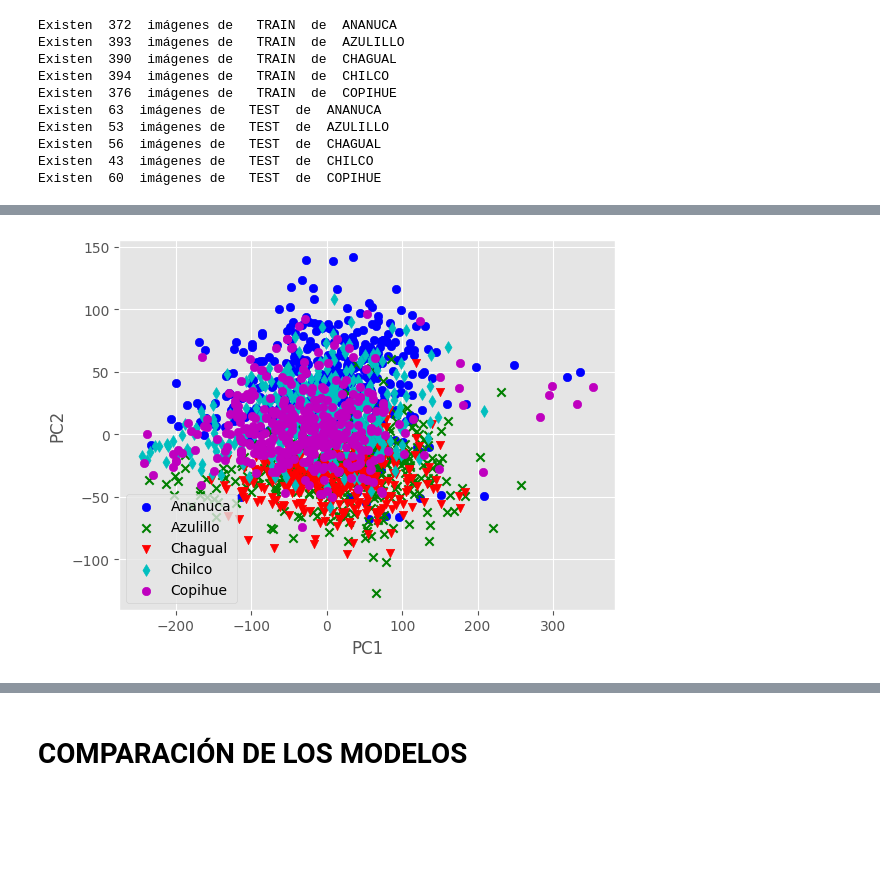
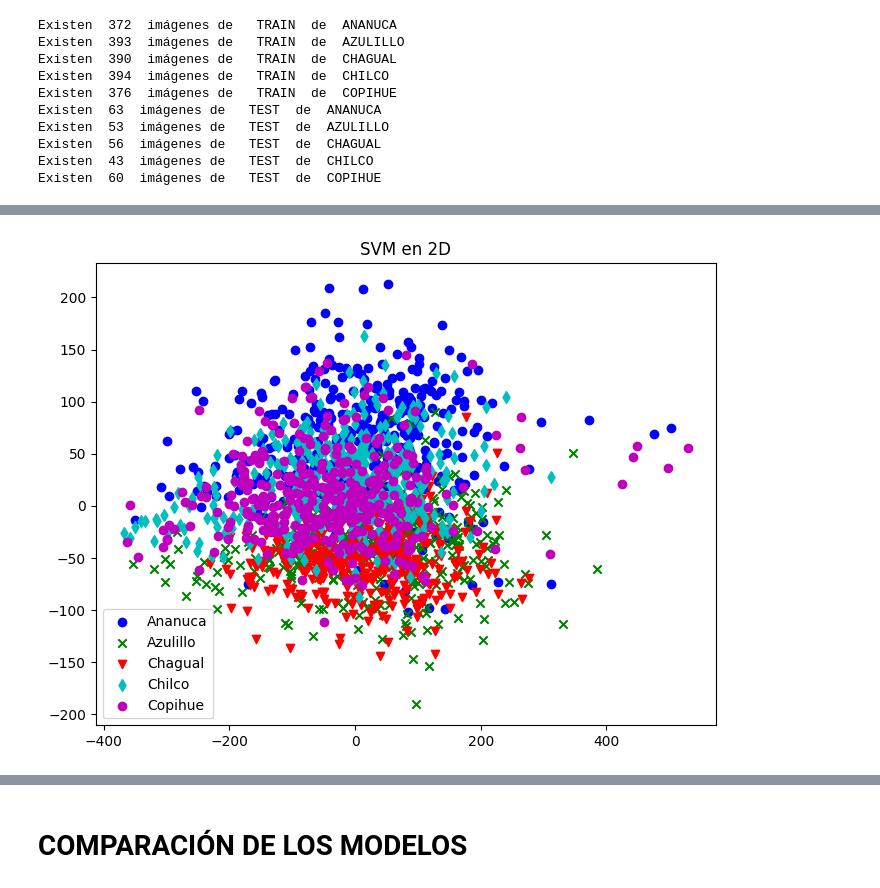
Before and after one commit to PabloSMD/FloraNativaChilenaCNN, a Jupyter notebook: CNN Flores.ipynb, the cells around one changed output, grey strips where cells are left out. Cells and saved outputs as stored; diff of their text form; code cells hidden in the pictures; blank space fills up the shorter version.

```diff
--- a/CNN Flores.ipynb
+++ b/CNN Flores.ipynb
@@ -359,0 +458,2 @@ weighted avg       0.16      0.18      0.16       275
+# %%
+resnet152_history = model.fit(train_set,epochs=1,validation_data=val_set)
@@ -377,6 +563,5 @@ from sklearn.model_selection import train_test_split, cross_val_score
 from sklearn.utils.multiclass import unique_labels
 from sklearn import metrics
 from sklearn.svm import SVC
-ruta = "./FloresNativas-sin-modificaciones"
-print(os.listdir(ruta))
-dim = 100
+import matplotlib.pyplot as plt
+from sklearn import svm, datasets
@@ -394,7 +577,7 @@ def getFlowers(flowers, data_type, print_n=False, k_fold=False):
             j=0
             for image_path in glob.glob(os.path.join(p, "*.jpg")):
                 image = cv2.imread(image_path, cv2.IMREAD_COLOR)
-                image = cv2.resize(image, (dim, dim))
+                image = cv2.resize(image, (150, 150))
                 image = cv2.cvtColor(image, cv2.COLOR_RGB2BGR)
                 images.append(image)
                 labels.append(i)
@@ -412,7 +595,7 @@ def getFlowers(flowers, data_type, print_n=False, k_fold=False):
                 j=0
                 for image_path in glob.glob(os.path.join(p, "*")):
                     image = cv2.imread(image_path, cv2.IMREAD_COLOR)
-                    image = cv2.resize(image, (dim, dim))
+                    image = cv2.resize(image, (150, 150))
                     image = cv2.cvtColor(image, cv2.COLOR_RGB2BGR)
                     images.append(image)
                     labels.append(i)
@@ -478,23 +652,26 @@ def plotPrincipalComponents(X, dim):
     tot = len(X)
     start = 0
     if(dim == 2):
+        fig = plt.figure(1, figsize=(4, 3))
         for i,index in enumerate(v):
             end = start + index
             plt.scatter(X[start:end,0],X[start:end,1] , color=colors[i%len(colors)], marker=markers[i%len(markers)], label = flowers[i])
             start = end
-        plt.xlabel('PC1')
-        plt.ylabel('PC2')
+        plt.xlabel('')
+        plt.ylabel('')
+        plt.title ('SVM en 2D')
 
     if(dim == 3):
-        fig = plt.figure()
-        ax = fig.add_subplot(111, projection='3d')
+        fig = plt.figure(1, figsize=(9, 9))
+        ax = fig.add_subplot(111, projection='3d', elev=0, azim= 0)  # azim = rotación eje x, elev= punto de vista eje y
         for i,index in enumerate(v):
             end = start + index
             ax.scatter(X[start:end,0], X[start:end,1], X[start:end,2], color=colors[i%len(colors)], marker=markers[i%len(markers)], label = flowers[i])
             start = end
-        ax.set_xlabel('PC1')
-        ax.set_ylabel('PC2')
-        ax.set_zlabel('PC3')
+        ax.set_xlabel('x')
+        ax.set_ylabel('y')
+        ax.set_zlabel('z')
+        ax.set_title ('SVM en 3D')
 
 
     plt.legend(loc='lower left')
@@ -551,8 +734,9 @@ def plot_confusion_matrix(y_true, y_pred, classes,
     return cm,ax
 # %%
 pca = PCA(n_components=2)
+plt.figure(1, figsize=(8, 6))
 dataIn2D = pca.fit_transform(X_train)
 plotPrincipalComponents(dataIn2D, 2)
 # %% [output]
-[figure, old version]
+[figure, new version]
 # %%
```
Also changed, not shown: parts of 56 cells of this notebook.
